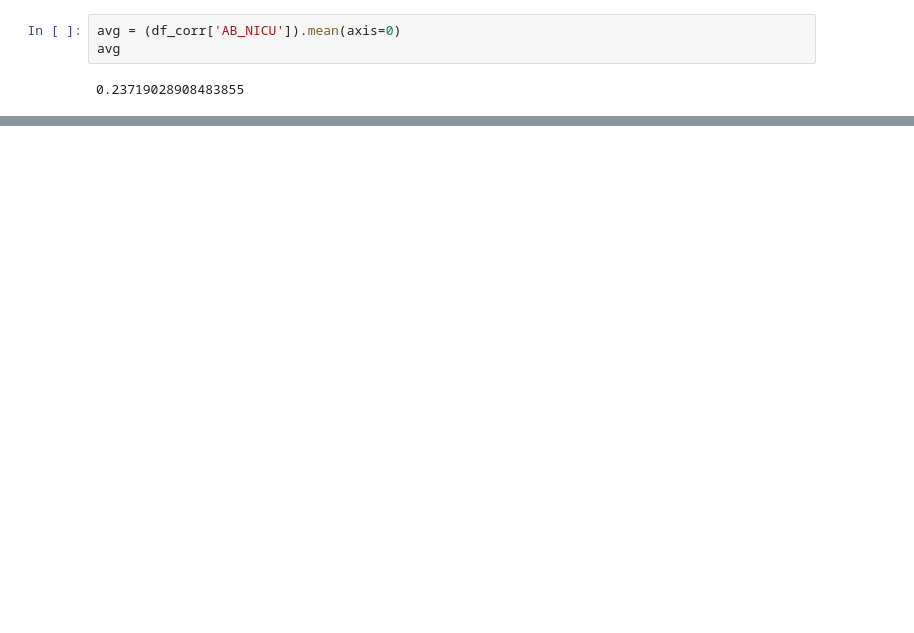
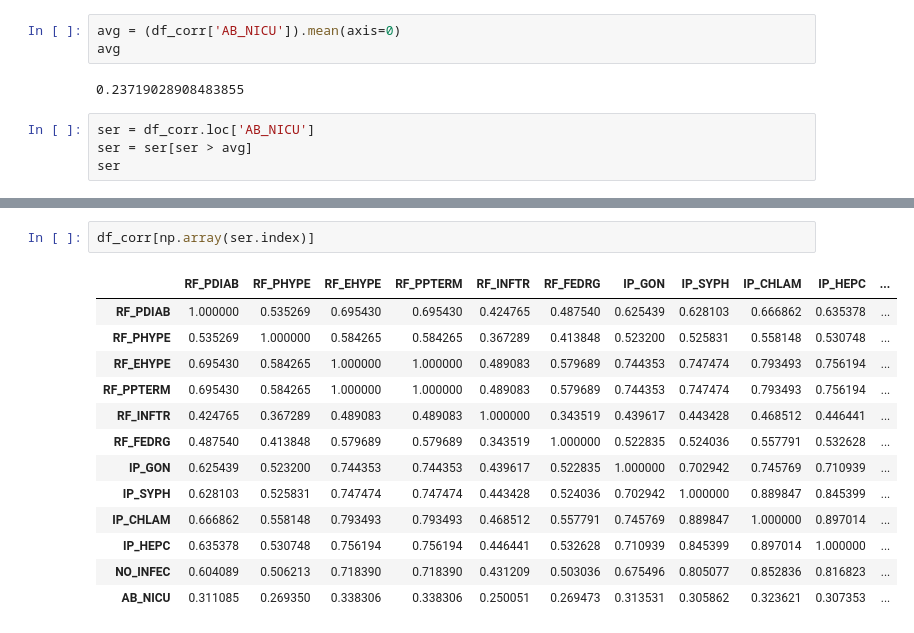
Before and after one commit to alickr/cdcnatality, a Jupyter notebook: analysis/categorical_feature_analysis.ipynb, the cells around one changed output, grey strips where cells are left out. Cells and saved outputs as stored; diff of their text form; blank space fills up the shorter version.

```diff
--- a/analysis/categorical_feature_analysis.ipynb
+++ b/analysis/categorical_feature_analysis.ipynb
@@ -111,3 +131,7 @@ avg = (df_corr['AB_NICU']).mean(axis=0)
 avg
 # %% [output]
 0.23719028908483855
+# %%
+ser = df_corr.loc['AB_NICU']
+ser = ser[ser > avg]
+ser
@@ -147,0 +154,16 @@ df_final
+# %%
+df_corr[np.array(ser.index)]
+# %% [output]
+|  | RF_PDIAB | RF_PHYPE | RF_EHYPE | RF_PPTERM | RF_INFTR | RF_FEDRG | IP_GON | IP_SYPH | IP_CHLAM | IP_HEPC | ... |
+| RF_PDIAB | 1.000000 | 0.535269 | 0.695430 | 0.695430 | 0.424765 | 0.487540 | 0.625439 | 0.628103 | 0.666862 | 0.635378 | ... |
+| RF_PHYPE | 0.535269 | 1.000000 | 0.584265 | 0.584265 | 0.367289 | 0.413848 | 0.523200 | 0.525831 | 0.558148 | 0.530748 | ... |
+| RF_EHYPE | 0.695430 | 0.584265 | 1.000000 | 1.000000 | 0.489083 | 0.579689 | 0.744353 | 0.747474 | 0.793493 | 0.756194 | ... |
+| RF_PPTERM | 0.695430 | 0.584265 | 1.000000 | 1.000000 | 0.489083 | 0.579689 | 0.744353 | 0.747474 | 0.793493 | 0.756194 | ... |
+| RF_INFTR | 0.424765 | 0.367289 | 0.489083 | 0.489083 | 1.000000 | 0.343519 | 0.439617 | 0.443428 | 0.468512 | 0.446441 | ... |
+| RF_FEDRG | 0.487540 | 0.413848 | 0.579689 | 0.579689 | 0.343519 | 1.000000 | 0.522835 | 0.524036 | 0.557791 | 0.532628 | ... |
+| IP_GON | 0.625439 | 0.523200 | 0.744353 | 0.744353 | 0.439617 | 0.522835 | 1.000000 | 0.702942 | 0.745769 | 0.710939 | ... |
+| IP_SYPH | 0.628103 | 0.525831 | 0.747474 | 0.747474 | 0.443428 | 0.524036 | 0.702942 | 1.000000 | 0.889847 | 0.845399 | ... |
+| IP_CHLAM | 0.666862 | 0.558148 | 0.793493 | 0.793493 | 0.468512 | 0.557791 | 0.745769 | 0.889847 | 1.000000 | 0.897014 | ... |
+| IP_HEPC | 0.635378 | 0.530748 | 0.756194 | 0.756194 | 0.446441 | 0.532628 | 0.710939 | 0.845399 | 0.897014 | 1.000000 | ... |
+| NO_INFEC | 0.604089 | 0.506213 | 0.718390 | 0.718390 | 0.431209 | 0.503036 | 0.675496 | 0.805077 | 0.852836 | 0.816823 | ... |
+| AB_NICU | 0.311085 | 0.269350 | 0.338306 | 0.338306 | 0.250051 | 0.269473 | 0.313531 | 0.305862 | 0.323621 | 0.307353 | ... |
```
Also changed, not shown: parts of 12 cells of this notebook.
